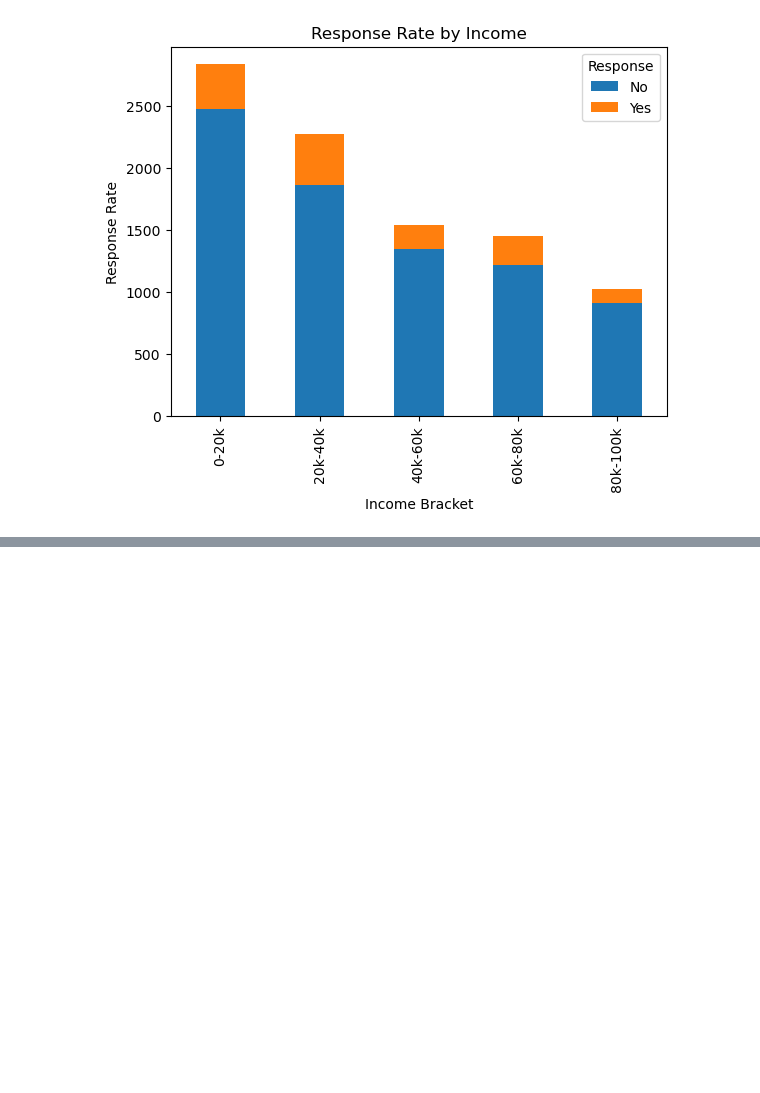
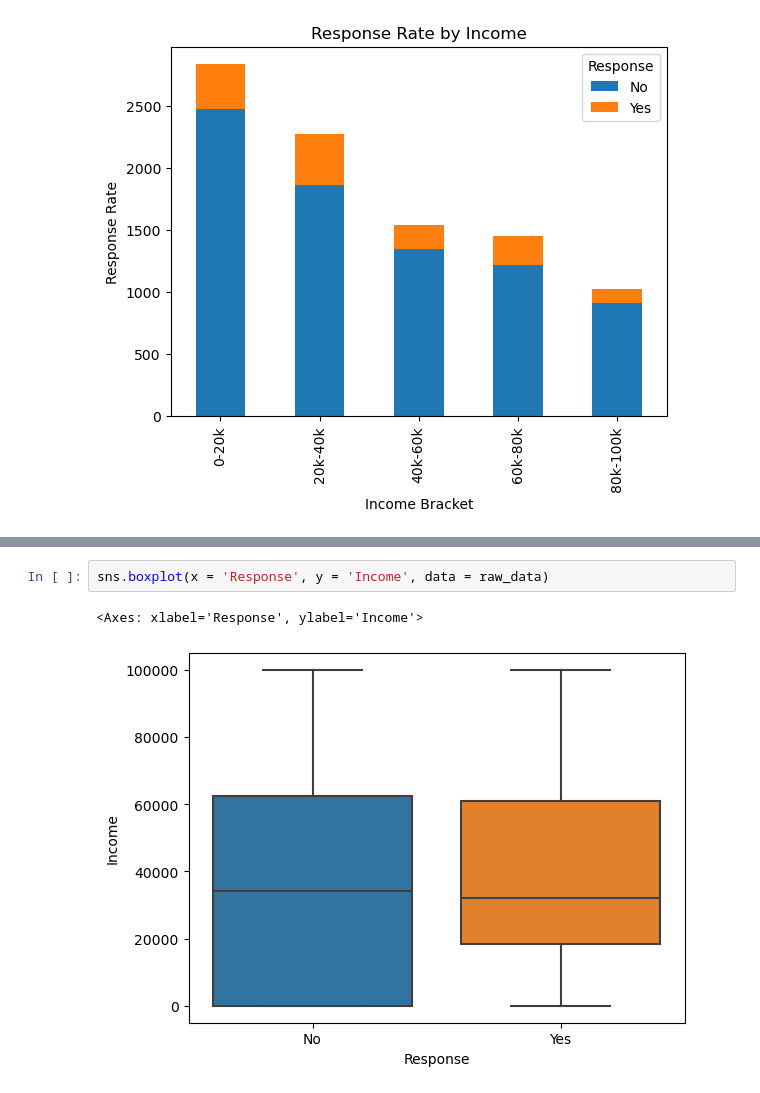
Before and after one commit to lilitrdavidyan/lab-customer-analysis-round-3, a Jupyter notebook: lab-customer-analysis-round-3.ipynb, the cells around one changed output, grey strips where cells are left out. Cells and saved outputs as stored; diff of their text form; blank space fills up the shorter version.

```diff
--- a/lab-customer-analysis-round-3.ipynb
+++ b/lab-customer-analysis-round-3.ipynb
@@ -272,0 +315,5 @@ plt.show()
+# %%
+sns.boxplot(x = 'Response', y = 'Income', data = raw_data)
+# %% [output]
+<Axes: xlabel='Response', ylabel='Income'>
+[figure, added]
```
Also changed, not shown: parts of 11 cells of this notebook.
